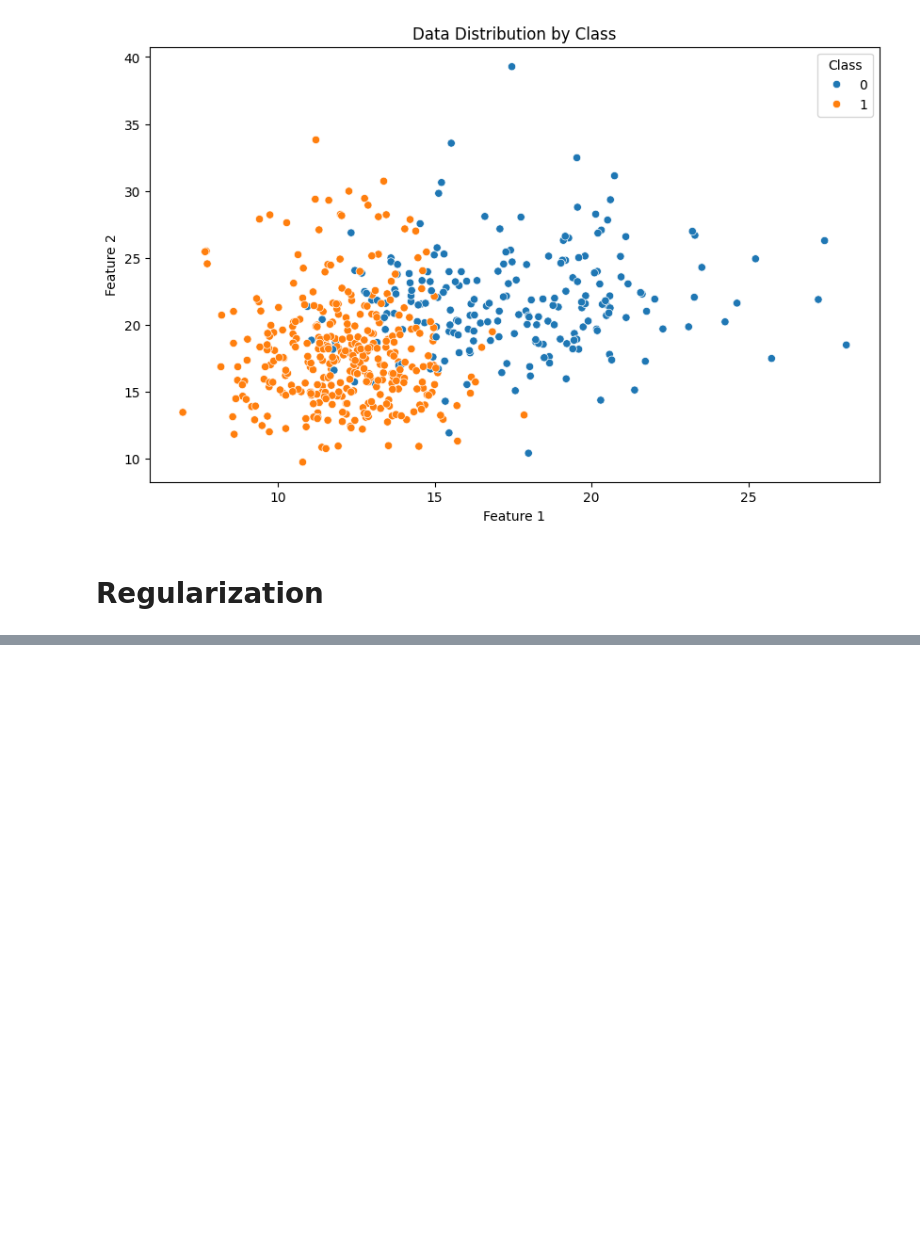
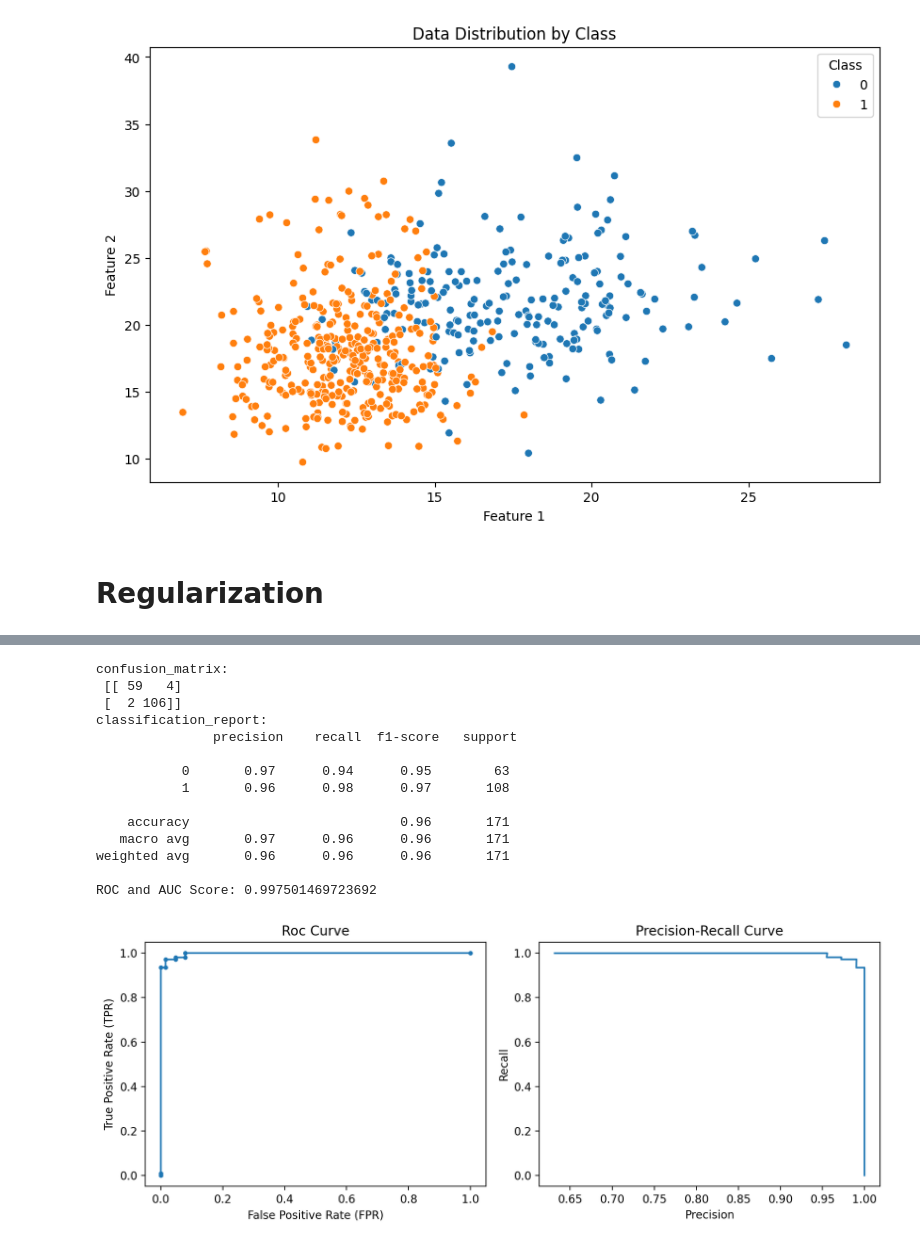
Before and after one commit to udityamerit/Natural-Language-Processing-Mastery-in-Python, a Jupyter notebook: 08 Logistic Regression/Complete Logistic Regression.ipynb, the cells around one changed output, grey strips where cells are left out. Cells and saved outputs as stored; diff of their text form; code cells hidden in the pictures; blank space fills up the shorter version.

```diff
--- a/08 Logistic Regression/Complete Logistic Regression.ipynb
+++ b/08 Logistic Regression/Complete Logistic Regression.ipynb
@@ -139,0 +163,23 @@ plt.show()
+# %%
+model = LogisticRegression(max_iter=10000, penalty='l1', solver='liblinear')
+model.fit(X_train, y_train)
+y_pred = model.predict(X_test)
+y_prob = model.predict_proba(X_test)[:,1]
+
+evalueate_classification(y_test, y_pred, y_prob)
+# %% [output]
+confusion_matrix:
+ [[ 59   4]
+ [  2 106]]
+classification_report:
+               precision    recall  f1-score   support
+
+           0       0.97      0.94      0.95        63
+           1       0.96      0.98      0.97       108
+
+    accuracy                           0.96       171
+   macro avg       0.97      0.96      0.96       171
+weighted avg       0.96      0.96      0.96       171
+
+ROC and AUC Score: 0.997501469723692
+[figure, added]
```
Also changed, not shown: parts of 2 cells of this notebook.
